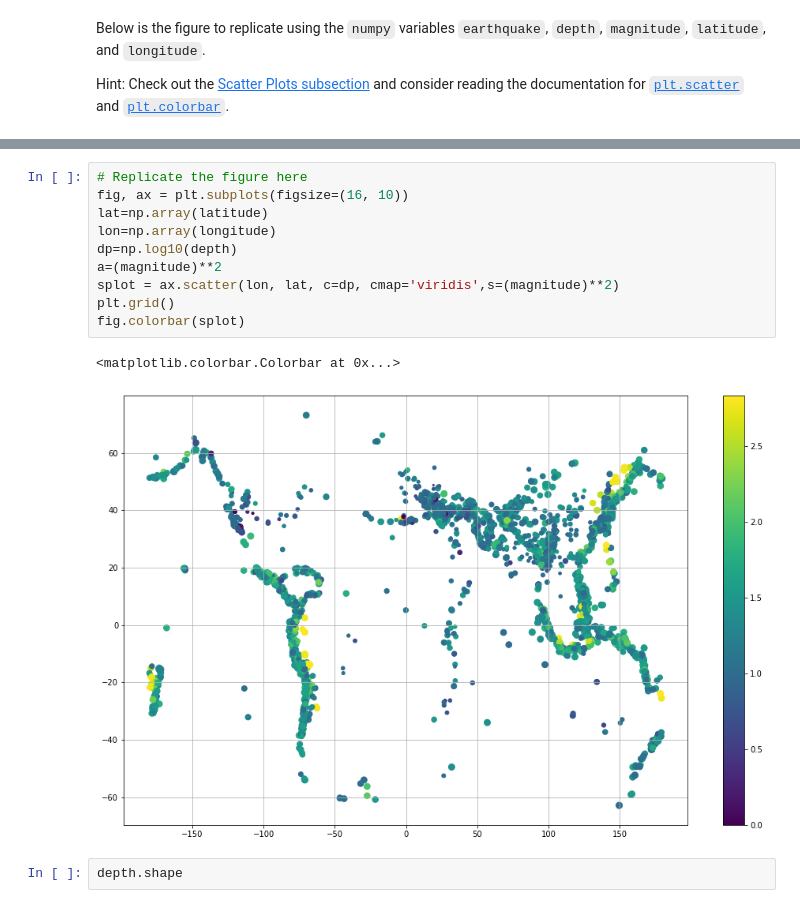
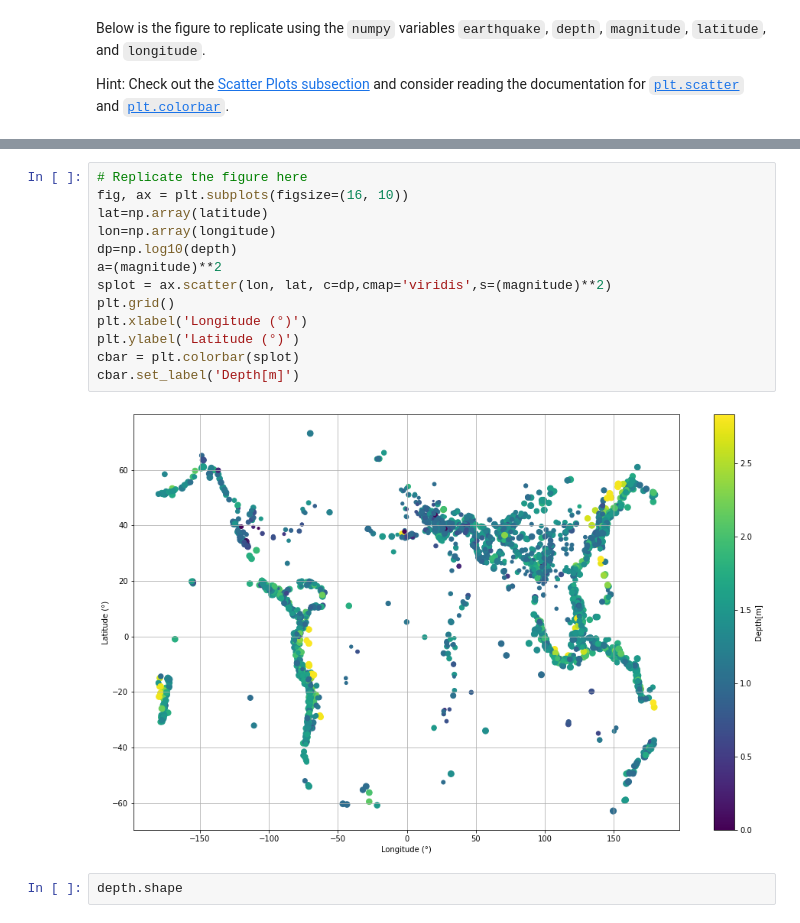
Before and after one commit to saranya8989/2022_ML_Earth_Env_Sci, a Jupyter notebook: Lab_Notebooks/S1_3_Matplotlib.ipynb, the cells around one changed output, grey strips where cells are left out. Drawn from its saved outputs; the diff is of its cells as text.

```diff
--- a/Lab_Notebooks/S1_3_Matplotlib.ipynb
+++ b/Lab_Notebooks/S1_3_Matplotlib.ipynb
@@ -549,16 +552,18 @@ Hint: Check out the [Scatter Plots subsection](#Scatter) and consider reading th
 # %%
 # Replicate the figure here
 fig, ax = plt.subplots(figsize=(16, 10))
 lat=np.array(latitude)
 lon=np.array(longitude)
 dp=np.log10(depth)
 a=(magnitude)**2
-splot = ax.scatter(lon, lat, c=dp, cmap='viridis',s=(magnitude)**2)
+splot = ax.scatter(lon, lat, c=dp,cmap='viridis',s=(magnitude)**2)
 plt.grid()
-fig.colorbar(splot)
+plt.xlabel('Longitude (°)')
+plt.ylabel('Latitude (°)')
+cbar = plt.colorbar(splot)
+cbar.set_label('Depth[m]')
 # %% [output]
-<matplotlib.colorbar.Colorbar at 0x...>
-[figure, old version]
+[figure, new version]
 # %%
 depth.shape
 # %% [output]
```
Also changed, not shown: parts of 1 cell of this notebook.
